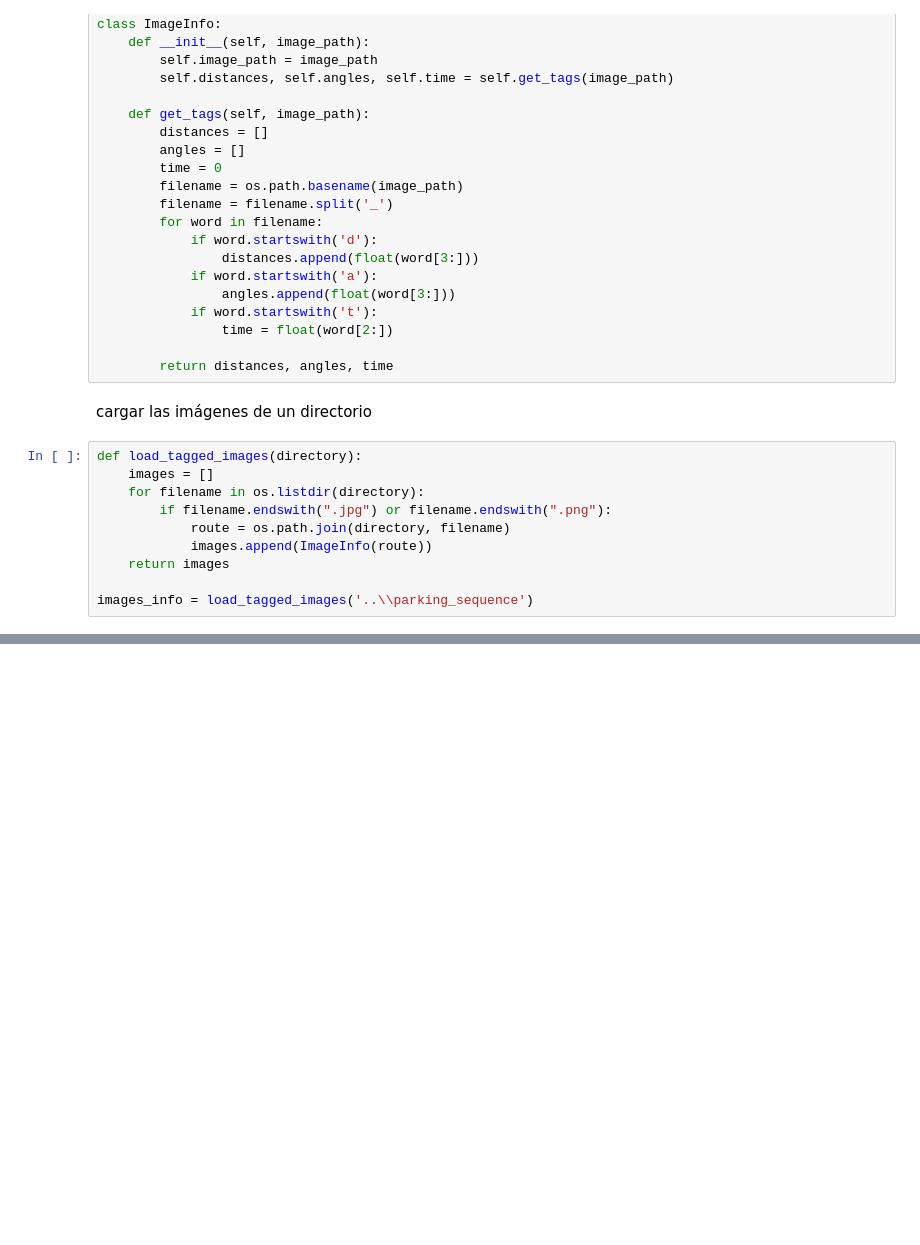
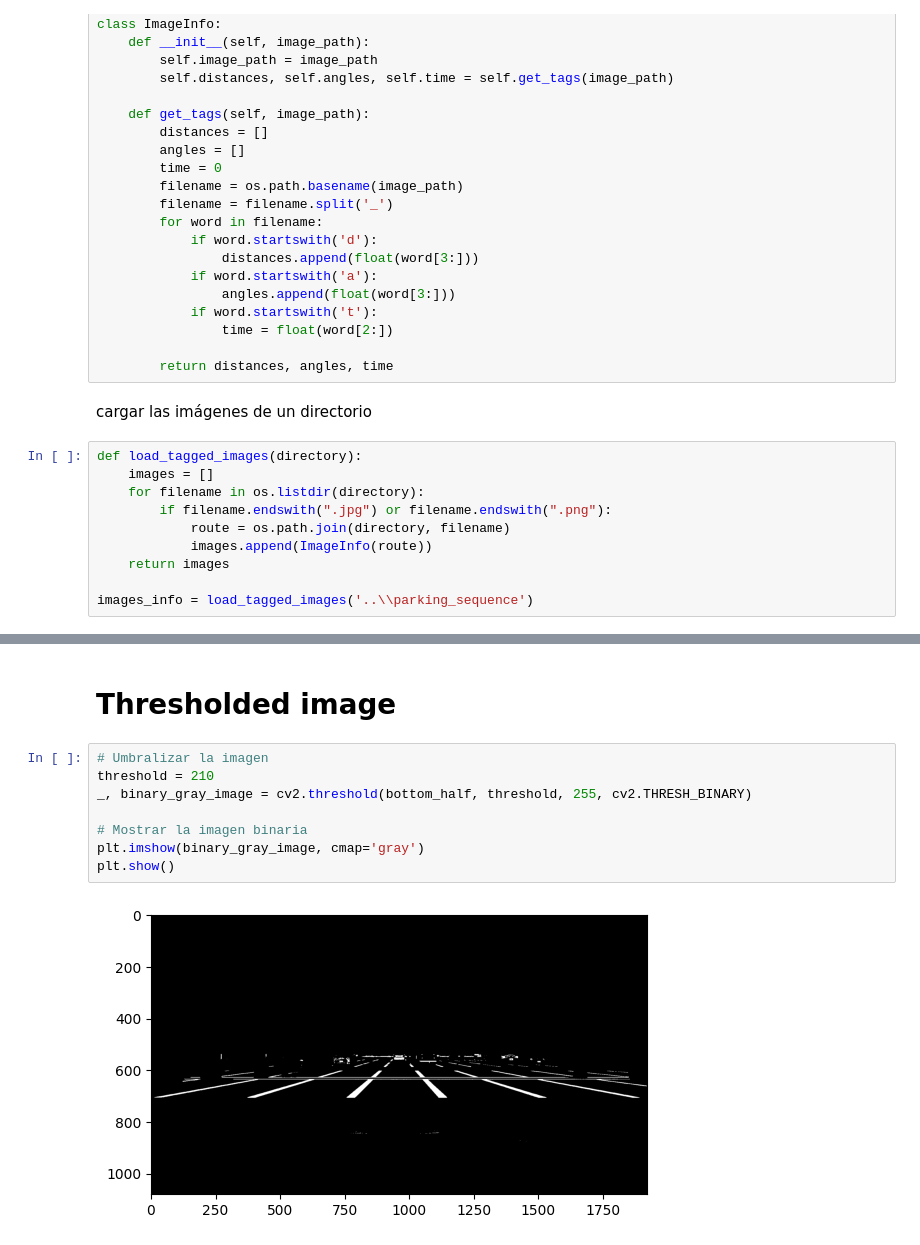
Before and after one commit to rubenmartinezgonzalez94/UADY-carla-tests, a Jupyter notebook: simulations/Lane_detection/Lane_detection.ipynb, the cells around one changed output, grey strips where cells are left out. Drawn from its saved outputs; the diff is of its cells as text; blank space fills up the shorter version.

```diff
--- a/simulations/Lane_detection/Lane_detection.ipynb
+++ b/simulations/Lane_detection/Lane_detection.ipynb
@@ -63,0 +86,12 @@ for image in images_info:
+# %% [markdown]
+# Thresholded image
+# %%
+# Umbralizar la imagen
+threshold = 210
+_, binary_gray_image = cv2.threshold(bottom_half, threshold, 255, cv2.THRESH_BINARY)
+
+# Mostrar la imagen binaria
+plt.imshow(binary_gray_image, cmap='gray')
+plt.show()
+# %% [output]
+[figure, added]
```
Also changed, not shown: parts of 24 cells of this notebook.
